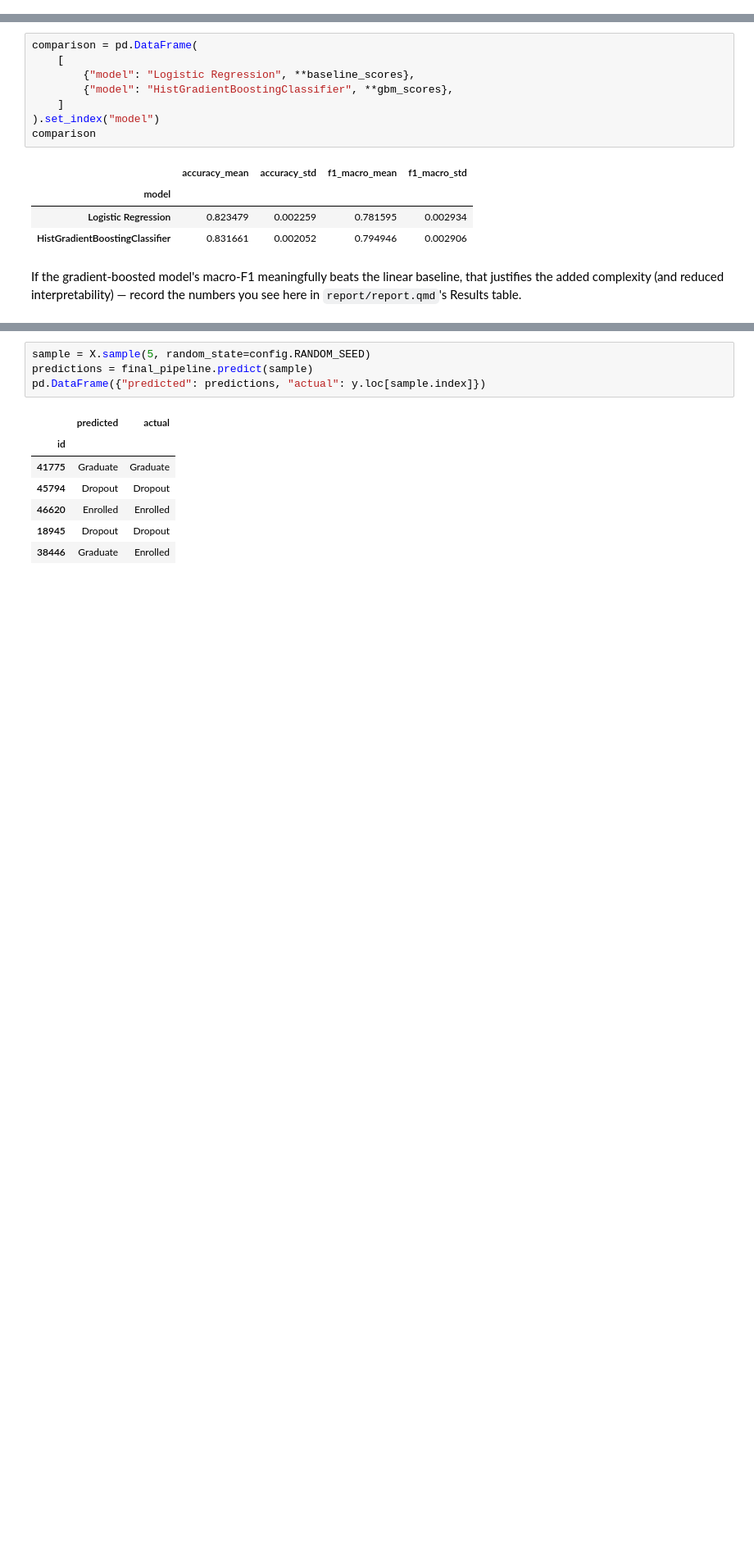
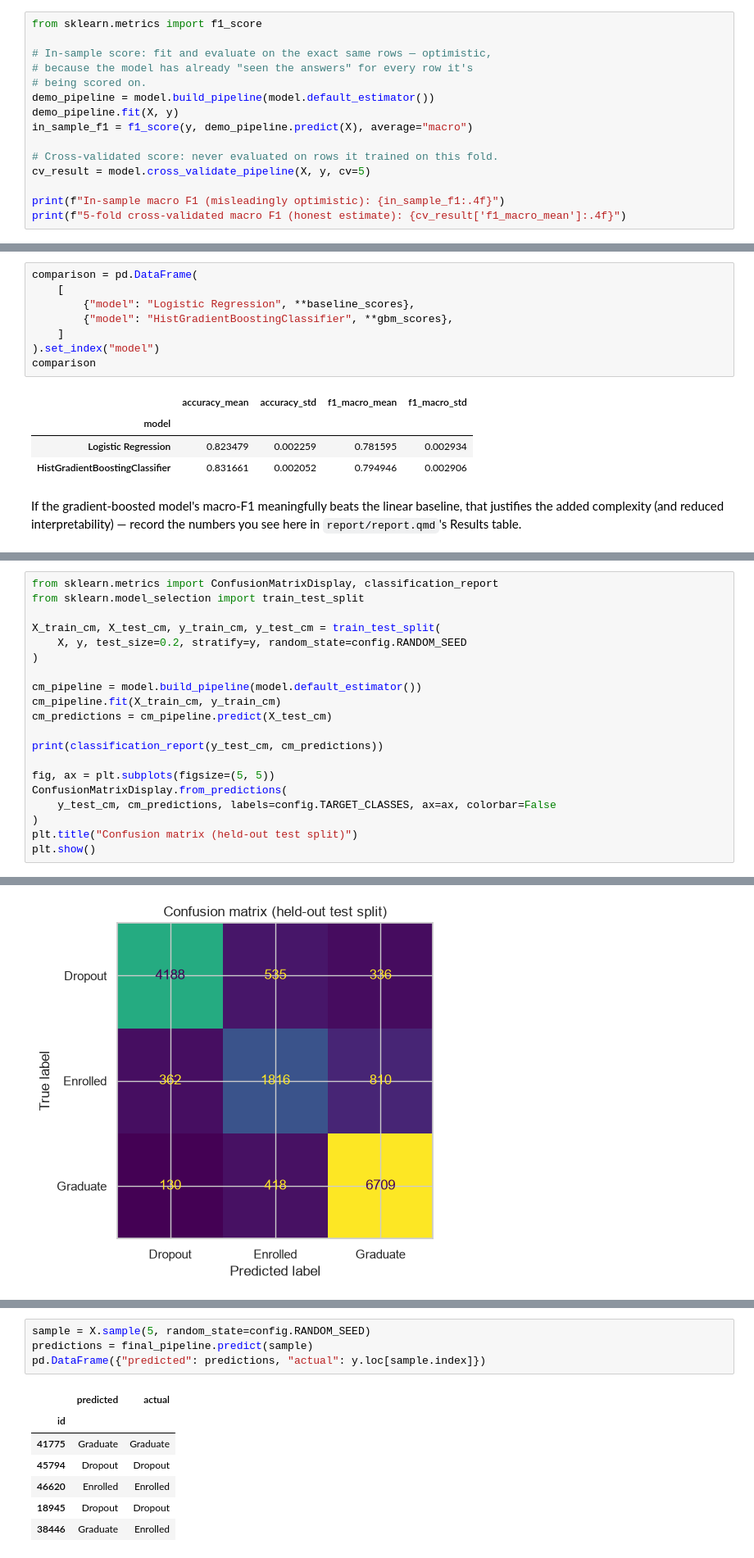
Before and after one commit to nhamhung/Data-Science, a Jupyter notebook: projects/academic_success/notebooks/01_eda_and_modeling.ipynb, the cells around one changed output, grey strips where cells are left out. Shown at 82% size. Saved outputs shown, nothing was run; the diff lists cells and outputs as text; blank space fills up the shorter version.

```diff
--- a/projects/academic_success/notebooks/01_eda_and_modeling.ipynb
+++ b/projects/academic_success/notebooks/01_eda_and_modeling.ipynb
@@ -165,0 +297,15 @@ earning its keep.
+# %%
+from sklearn.metrics import f1_score
+
+# In-sample score: fit and evaluate on the exact same rows — optimistic,
+# because the model has already "seen the answers" for every row it's
+# being scored on.
+demo_pipeline = model.build_pipeline(model.default_estimator())
+demo_pipeline.fit(X, y)
+in_sample_f1 = f1_score(y, demo_pipeline.predict(X), average="macro")
+
+# Cross-validated score: never evaluated on rows it trained on this fold.
+cv_result = model.cross_validate_pipeline(X, y, cv=5)
+
+print(f"In-sample macro F1 (misleadingly optimistic): {in_sample_f1:.4f}")
+print(f"5-fold cross-validated macro F1 (honest estimate): {cv_result['f1_macro_mean']:.4f}")
@@ -211,0 +436,21 @@ a cross-validation fold) is what "final model" means.
+# %%
+from sklearn.metrics import ConfusionMatrixDisplay, classification_report
+from sklearn.model_selection import train_test_split
+
+X_train_cm, X_test_cm, y_train_cm, y_test_cm = train_test_split(
+    X, y, test_size=0.2, stratify=y, random_state=config.RANDOM_SEED
+)
+
+cm_pipeline = model.build_pipeline(model.default_estimator())
+cm_pipeline.fit(X_train_cm, y_train_cm)
+cm_predictions = cm_pipeline.predict(X_test_cm)
+
+print(classification_report(y_test_cm, cm_predictions))
+
+fig, ax = plt.subplots(figsize=(5, 5))
+ConfusionMatrixDisplay.from_predictions(
+    y_test_cm, cm_predictions, labels=config.TARGET_CLASSES, ax=ax, colorbar=False
+)
+plt.title("Confusion matrix (held-out test split)")
+plt.show()
+# %% [output]
@@ -211,0 +466 @@ a cross-validation fold) is what "final model" means.
+[figure, added]
```
Also changed, not shown: parts of 41 cells of this notebook, 4 other files.
